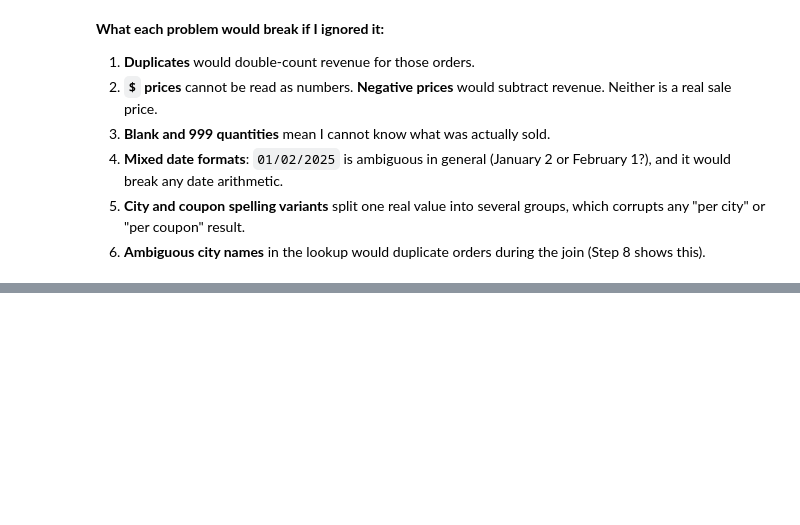
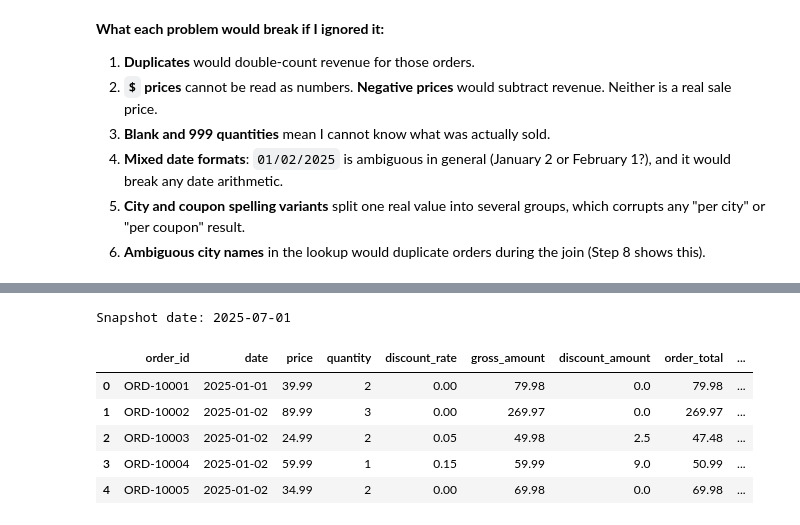
Before and after one commit to Namypark/ecommerce-data-engineering-lab, a Jupyter notebook: ecommerce_data_engineering.ipynb, the cells around one changed output, grey strips where cells are left out. Saved outputs shown, nothing was run; the diff lists cells and outputs as text; code cells hidden in the pictures; blank space fills up the shorter version.

```diff
--- a/ecommerce_data_engineering.ipynb
+++ b/ecommerce_data_engineering.ipynb
@@ -355,0 +533,25 @@ Names shared by more than one US city in the lookup: 62
+# %%
+SNAPSHOT_DATE = orders["date"].max() + pd.Timedelta(days=1)
+
+orders["gross_amount"] = (orders["price"] * orders["quantity"]).round(2)
+orders["order_total"] = (orders["gross_amount"] * (1 - orders["discount_rate"])).round(2)
+orders["discount_amount"] = (orders["gross_amount"] - orders["order_total"]).round(2)
+orders["days_since_purchase"] = (SNAPSHOT_DATE - orders["date"]).dt.days
+orders["order_month"] = orders["date"].dt.strftime("%Y-%m")
+orders["order_weekday"] = orders["date"].dt.day_name()
+orders["is_weekend"] = orders["date"].dt.dayofweek >= 5
+
+# The vectorised column and the class method must agree, or one of them is wrong.
+assert abs(orders["order_total"].sum() - clean_book.total()) < 0.01
+
+print(f"Snapshot date: {SNAPSHOT_DATE.date()}")
+orders[["order_id", "date", "price", "quantity", "discount_rate", "gross_amount",
+        "discount_amount", "order_total", "days_since_purchase", "order_weekday", "is_weekend"]].head()
+# %% [output]
+Snapshot date: 2025-07-01
+|  | order_id | date | price | quantity | discount_rate | gross_amount | discount_amount | order_total | ... |
+| 0 | ORD-10001 | 2025-01-01 | 39.99 | 2 | 0.00 | 79.98 | 0.0 | 79.98 | ... |
+| 1 | ORD-10002 | 2025-01-02 | 89.99 | 3 | 0.00 | 269.97 | 0.0 | 269.97 | ... |
+| 2 | ORD-10003 | 2025-01-02 | 24.99 | 2 | 0.05 | 49.98 | 2.5 | 47.48 | ... |
+| 3 | ORD-10004 | 2025-01-02 | 59.99 | 1 | 0.15 | 59.99 | 9.0 | 50.99 | ... |
+| 4 | ORD-10005 | 2025-01-02 | 34.99 | 2 | 0.00 | 69.98 | 0.0 | 69.98 | ... |
```
Also changed, not shown: parts of 19 cells of this notebook, 3 other files.
